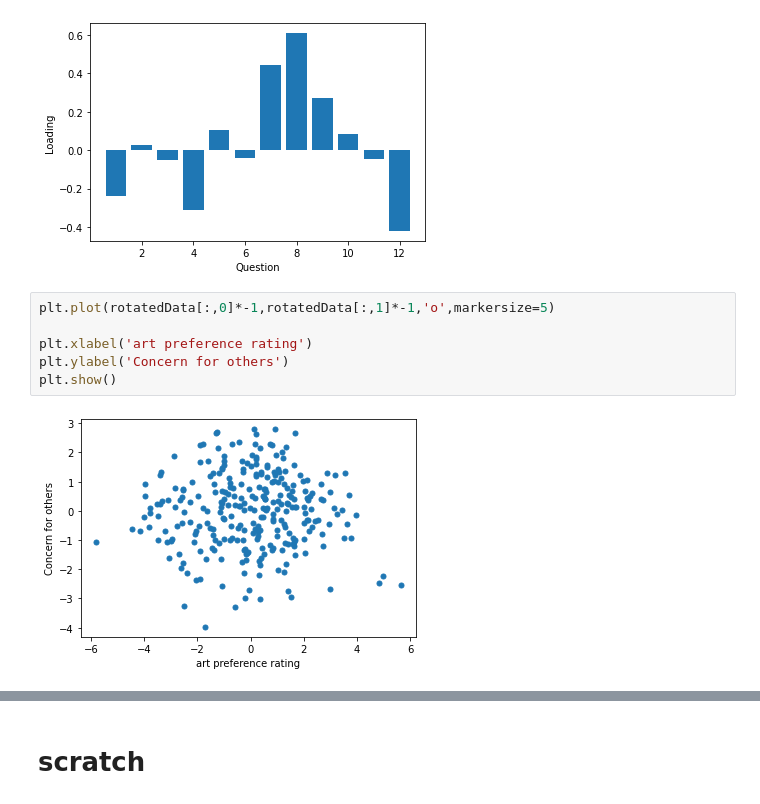
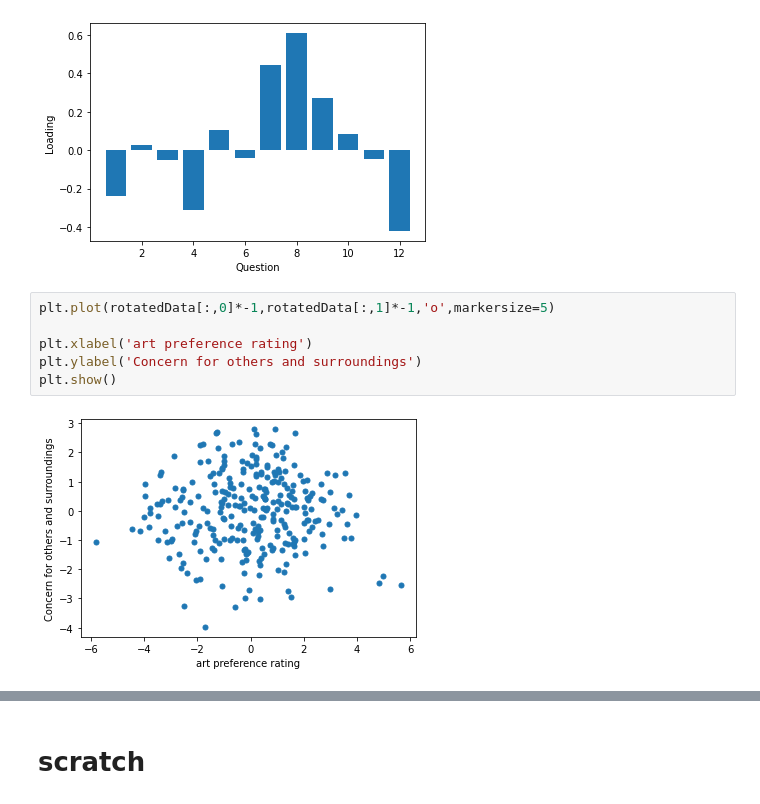
Before and after one commit to 0vv0xtt/0vv0xtt, a Jupyter notebook: DS_Capstone.ipynb, the cells around one changed output, grey strips where cells are left out. Drawn from its saved outputs; the diff is of its cells as text.

```diff
--- a/DS_Capstone.ipynb
+++ b/DS_Capstone.ipynb
@@ -337,10 +551,10 @@ Number of factors to account for at least 90% variance: 10
 # %%
 plt.plot(rotatedData[:,0]*-1,rotatedData[:,1]*-1,'o',markersize=5)
 
 plt.xlabel('art preference rating')
-plt.ylabel('Concern for others')
+plt.ylabel('Concern for others and surroundings')
 plt.show()
 # %% [output]
-[figure, old version]
+[figure, new version]
 # %%
 P = loadings[whichPrincipalComponent,:]*-1
```
Also changed, not shown: parts of 31 cells of this notebook.
